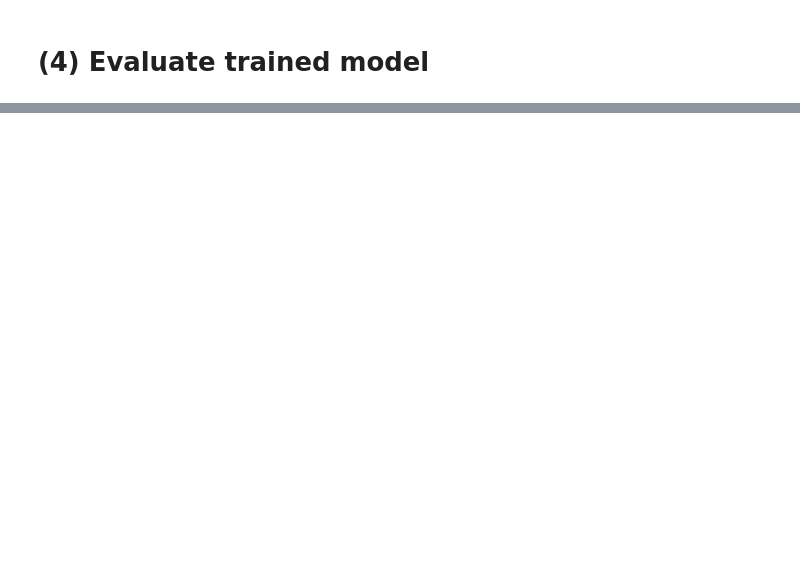
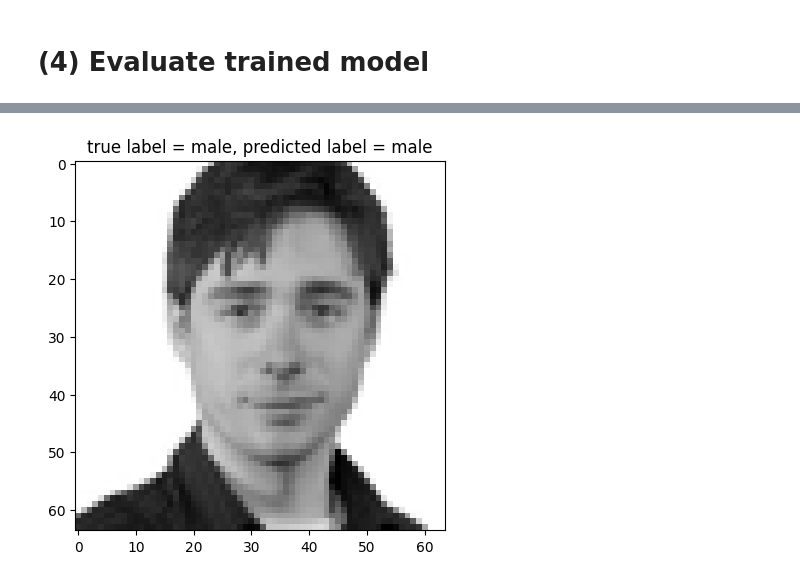
Before and after one commit to dght1104/CCNLTHD, a Jupyter notebook: src/model/intro_deep/2. CNN + MLP/2_Human_Gender_CNN.ipynb, the cells around one changed output, grey strips where cells are left out. Saved outputs shown, nothing was run; the diff lists cells and outputs as text; code cells hidden in the pictures; blank space fills up the shorter version.

Commit message:
Kaggle Notebook | 2_Human_Gender_CNN | Đã fix

```diff
--- a/src/model/intro_deep/2. CNN + MLP/2_Human_Gender_CNN.ipynb
+++ b/src/model/intro_deep/2. CNN + MLP/2_Human_Gender_CNN.ipynb
@@ -25,3 +23,5 @@ num_classes = 7   # angry, disgust, fear, happy, neutral, sad, and surprise
+# %%
+num_classes = 2   # male vs. female
 # %% [markdown]
 # (1) Data
 # %% [markdown]
@@ -53,3 +30,11 @@ x_testing = np.expand_dims(x_testing, axis=4)
+# %%
+x_train = np.load('/kaggle/input/human-gender1/64_64_11938_4098_train_x_onehot.npy')
+y_train = np.load('/kaggle/input/human-gender1/64_64_11938_4098_train_y_onehot.npy')
+x_train = np.rot90(x_train, k=3, axes=(1, 2))
+
+x_test = np.load('/kaggle/input/human-gender1/64_64_5968_4098_val_x_onehot.npy')
+y_test = np.load('/kaggle/input/human-gender1/64_64_5968_4098_val_y_onehot.npy')
+x_test = np.rot90(x_test, k=3, axes=(1, 2))
 # %% [markdown]
 # (2) Declare model
 # %%
@@ -93,16 +122,16 @@ SVG(model_to_dot(model, show_shapes=True).create(prog='dot', format='svg'))
 # %%
 # declare learning rate, loss function, and model metric
 loss = 'categorical_crossentropy'
-lr = 0.0001
-model.compile(loss=loss, optimizer=Adam(lr=lr), metrics=['accuracy'])
+learning_rate = 0.0001
+model.compile(loss=loss, optimizer=Adam(learning_rate=learning_rate), metrics=['accuracy'])
 
 # train the model
 batch_size = 128
-epochs = 15
+epochs = 30
 
 starting_time = time.time()
-history = model.fit(x_training, y_training,
-                    validation_data=(x_testing, y_testing),
+history = model.fit(x_train, y_train,
+                    validation_data=(x_test, y_test),
                     batch_size=batch_size,
                     epochs=epochs)
 print('> training time is %.4f minutes' % ((time.time() - starting_time)/60))
@@ -147,0 +170,20 @@ print('> testing image index: %d\n> true emotion: %s\n> predicted emotion: %s' %
+# %%
+def int2gender(num):
+    if num == 0:
+        return 'female'
+    else:
+        return 'male'
+# %%
+# select a test image randomly
+random_test_index = np.random.choice(x_test.shape[0], size=1)[0]
+test_img = x_test[random_test_index]
+test_label = np.argmax(y_test[random_test_index])
+
+# predict test image with trained model
+pred_label = model.predict(np.expand_dims(test_img, axis=0))
+pred_label = np.argmax(pred_label)
+
+plt.imshow(test_img[:, :, 0], cmap='gray')
+plt.title('true label = %s, predicted label = %s' % (int2gender(test_label), int2gender(pred_label)))
+plt.show()
+# %% [output]
@@ -147,0 +191 @@ print('> testing image index: %d\n> true emotion: %s\n> predicted emotion: %s' %
+[figure, added]
```
Also changed, not shown: parts of 13 cells of this notebook.
